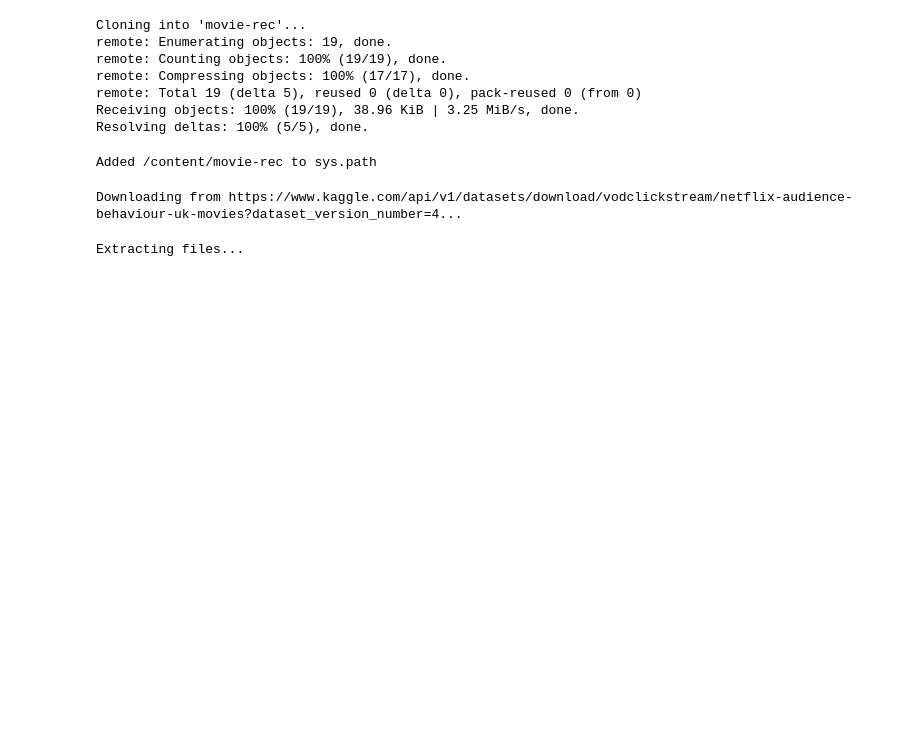
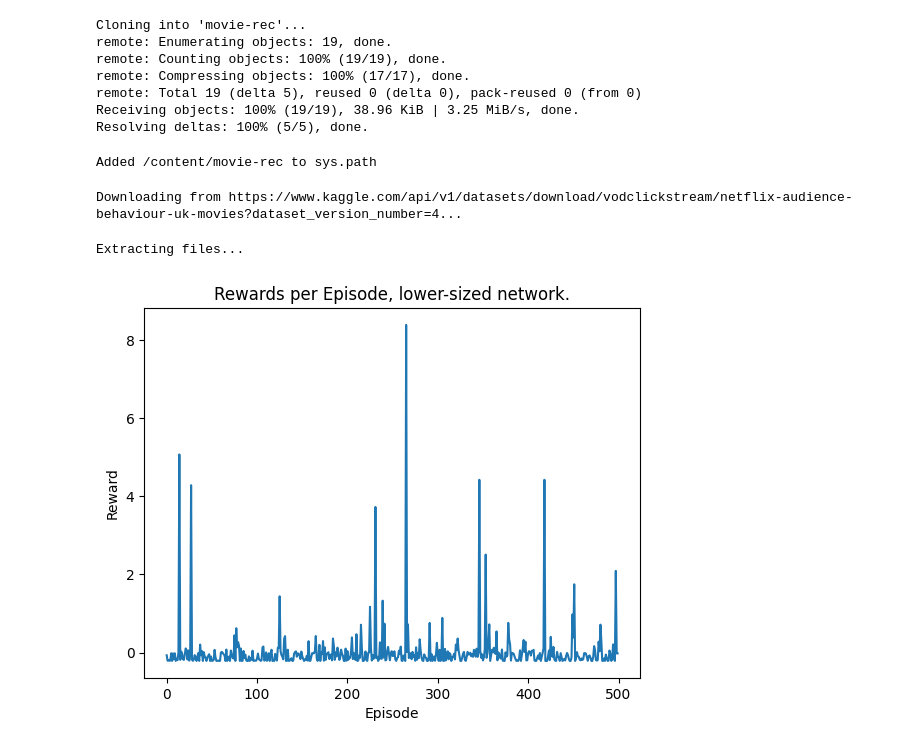
Before and after one commit to maximus3343/movie-rec, a Jupyter notebook: main.ipynb, the cells around one changed output. Drawn from its saved outputs; the diff is of its cells as text; code cells hidden in the pictures; blank space fills up the shorter version.

```diff
--- a/main.ipynb
+++ b/main.ipynb
@@ -36,6 +36,7 @@ path = os.path.join(path, dataset_name)
 Downloading from https://www.kaggle.com/api/v1/datasets/download/vodclickstream/netflix-audience-behaviour-uk-movies?dataset_version_number=4...
 Extracting files...
 # %%
+# Higher number of paramters used, lower learning rate.
 def main():
     df = pd.read_csv(path)
     N = 4  # Number of last movies watched kept as state.
@@ -55,7 +56,7 @@ def main():
             lr_critic=lr, lr_sr=lr, gamma=gamma, N=N, K_epochs=K_epochs, eps_clip=eps_clip, movie_id_list=id_list, top_k=top_k,
             algo='monte_carlo')
 
-    episodes = 500
+    episodes = 10000
     rewards = []
 
     for k in range(episodes):
@@ -83,8 +84,63 @@ def main():
 
 if __name__ == "__main__":
     rewards = main()
-    plt.plot(rewards,np.arange(len(rewards)))
+    plt.plot(np.arange(len(rewards)), rewards)
     plt.title("Rewards per Episode")
     plt.xlabel("Episode")
     plt.ylabel("Reward")
+# %%
+# Lower-sized network, higher learning rate. Top-k sampling enabled (256).
+def main():
+    df = pd.read_csv(path)
+    N = 6  # Number of last movies watched kept as state.
+    envi = MovieEnv(df, N=N, alpha=1, beta=0)
+
+    lr = 1e-3  # Same learning rate for all modules.
+    gamma = 0.95  # Discount factor.
+    in_features = 32
+    hidden_size = 64
+    embedding_dim = 16
+    id_list = df['movie_id'].unique()  # List of movies.
+    K_epochs = 5
+    eps_clip = 0.2
+    top_k = 256
+
+    a = PPO(in_features=in_features, out_features=envi.action_space.n, hidden_size=hidden_size, embedding_dim=embedding_dim, lr_actor=lr,
+            lr_critic=lr, lr_sr=lr, gamma=gamma, N=N, K_epochs=K_epochs, eps_clip=eps_clip, movie_id_list=id_list, top_k=top_k,
+            algo='monte_carlo')
+
+    episodes = 500
+    rewards = []
+
+    for k in range(episodes):
+        state, info = envi.reset()
+        done = False
+
+        total_reward = 0
+
+        while not done:
+            action, state_value, action_logprob = a.select_action(state)
+            next_state, reward, done, _, _ = envi.step(action)
+
+            # exp = Experience(state, action, reward, next_state, done, state_value, action_logprob)
+            a.add_experience(Experience(state, action, reward,
+                            next_state, done, state_value, action_logprob))
+
+            total_reward += reward
+
+            state = next_state
+
+        a.learn()
+        rewards.append(reward)
+
+    return rewards
+
+if __name__ == "__main__":
+    rewards = main()
+    plt.plot(np.arange(len(rewards)), rewards)
+    plt.title("Rewards per Episode, lower-sized network.")
+    plt.xlabel("Episode")
+    plt.ylabel("Reward")
+# %% [output]
+[figure, added]
 # %% [markdown]
```
Also changed, not shown: parts of 1 cell of this notebook.
